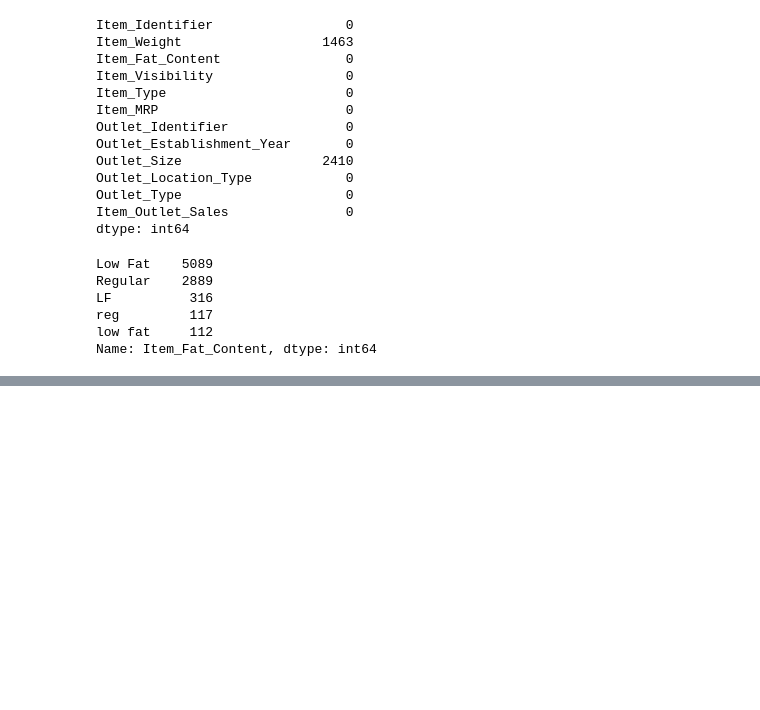
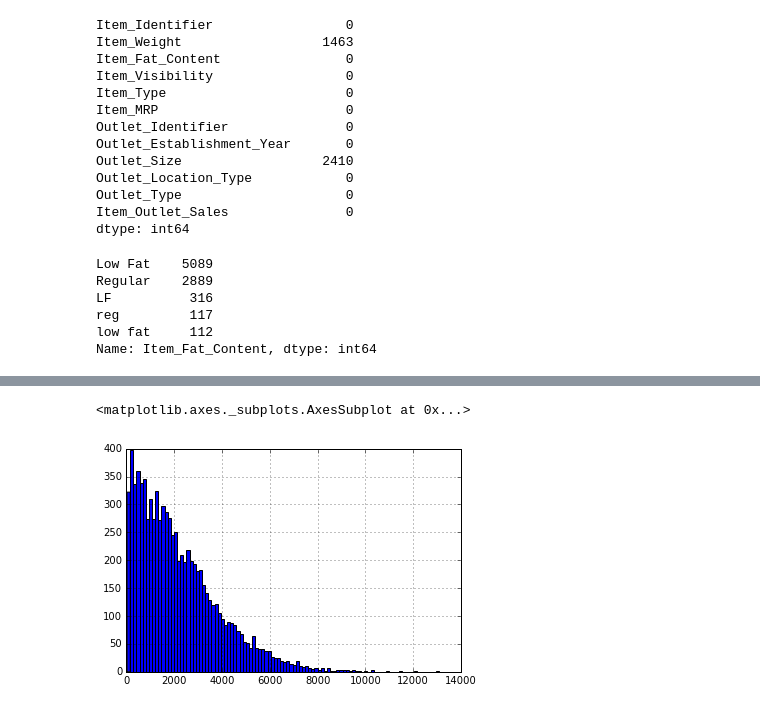
Before and after one commit to vmrosario/bigMartSales, a Jupyter notebook: Big Mart sales.ipynb, the cells around one changed output, grey strips where cells are left out. Drawn from its saved outputs; the diff is of its cells as text; code cells hidden in the pictures; blank space fills up the shorter version.

```diff
--- a/Big Mart sales.ipynb
+++ b/Big Mart sales.ipynb
@@ -52,0 +88,5 @@ df['Item_Type'].value
+# %%
+df['Item_Outlet_Sales'].hist(bins=100)
+# %% [output]
+<matplotlib.axes._subplots.AxesSubplot at 0x...>
+[figure, added]
```
Also changed, not shown: parts of 15 cells of this notebook.
